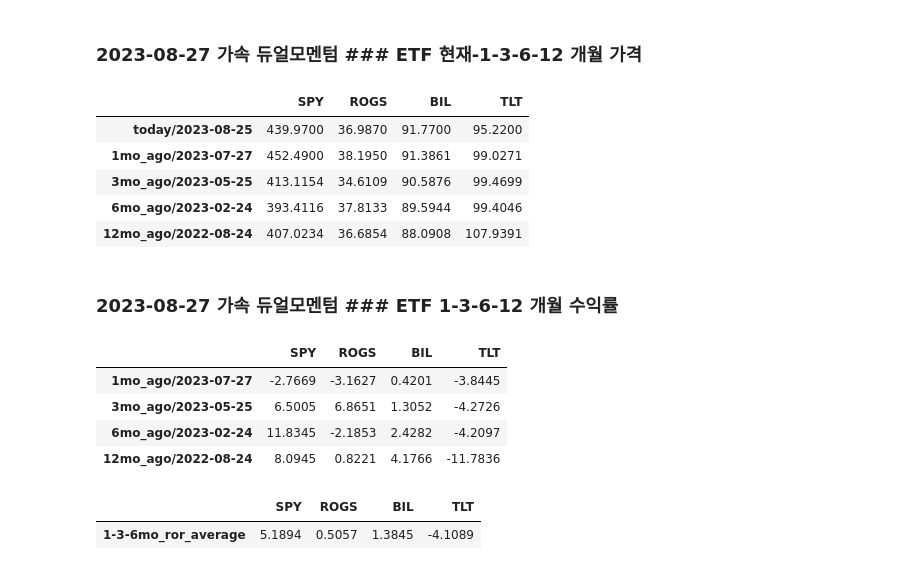
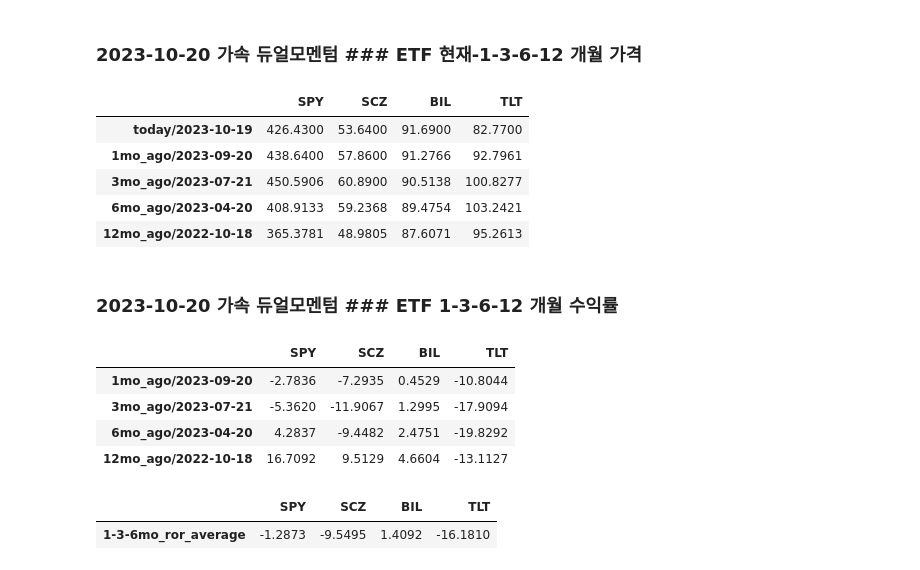
Before and after one commit to jongkwangyun/quant, a Jupyter notebook: 동적자산배분_가속_듀얼모멘텀.ipynb, the cells around one changed output. Cells and saved outputs as stored; diff of their text form; code cells hidden in the pictures.

```diff
--- a/동적자산배분_가속_듀얼모멘텀.ipynb
+++ b/동적자산배분_가속_듀얼모멘텀.ipynb
@@ -43,6 +9,9 @@ import pandas as pd
 from datetime import datetime, timedelta
 from IPython.display import display, Markdown
 import csv
+
+# 데이터 csv 내보내기 사용 여부
+is_export_csv = True
 
 # display에서 소수점 4자리까지 표현
 pd.options.display.float_format = '{:.4f}'.format
@@ -58,7 +27,7 @@ start_date = today - timedelta(days=375)
 str_strategy = '가속 듀얼모멘텀 '
 
 # 전략에 사용할 ETF 명 리스트에 담기
-etf = ['SPY', 'ROGS', 'BIL', 'TLT']
+etf = ['SPY', 'SCZ', 'BIL', 'TLT']
 
 # 자산군 리스트 더하기, 중복 제거
 etf_order = etf
@@ -92,43 +61,44 @@ today_date = datetime.now().strftime('%y%m%d')
 filename = f'{today_date} {str_strategy}.xlsx'
 
 # 오늘 날짜 string에 저장
 str_today = today.strftime('### %Y-%m-%d ')
 
 # 월평균영업일수. average Monthly Business Day
 MBD = 21
 
 # 인덱스 만들기
 df_momentum_index = ['today/' + str(df_etf.index[0].date()), '1mo_ago/' + str(df_etf.index[MBD].date()), \
                      '3mo_ago/' + str(df_etf.index[MBD*3].date()), '6mo_ago/' + str(df_etf.index[MBD*6].date()), \
                      '12mo_ago/' + str(df_etf.index[MBD*12].date())]
 
 
 ## DataFrame 만들기: 1-3-6-12 개월 etf 가격
 price_today = df_etf.iloc[0:1]
 price_1mo = df_etf.shift(-MBD).iloc[0:1]
 price_3mo = df_etf.shift(-MBD*3).iloc[0:1]
 price_6mo = df_etf.shift(-MBD*6).iloc[0:1]
 price_12mo = df_etf.shift(-MBD*12).iloc[0:1]
 
 df_price = pd.concat([price_today, price_1mo, price_3mo, price_6mo, price_12mo])
 df_price.index = df_momentum_index
 
 str_etf_price = str_today + str_strategy + "### ETF 현재-1-3-6-12 개월 가격"
 display(Markdown(str_etf_price))
 display(df_price)
 
 # csv에 제목 및 DataFrame 추가. 드라이브 마운트 후 해야함
-with open(output_path + filename, 'w') as f:
-  f.write(f'{str_etf_price}\n')
-  df_price.to_csv(f, index=True)
+if is_export_csv:
+  with open(output_path + filename, 'w') as f:
+    f.write(f'{str_etf_price}\n')
+    df_price.to_csv(f, index=True)
 # %% [output]
-### 2023-08-27 가속 듀얼모멘텀 ### ETF 현재-1-3-6-12 개월 가격
+### 2023-10-20 가속 듀얼모멘텀 ### ETF 현재-1-3-6-12 개월 가격
-|  | SPY | ROGS | BIL | TLT |
-| today/2023-08-25 | 439.9700 | 36.9870 | 91.7700 | 95.2200 |
-| 1mo_ago/2023-07-27 | 452.4900 | 38.1950 | 91.3861 | 99.0271 |
-| 3mo_ago/2023-05-25 | 413.1154 | 34.6109 | 90.5876 | 99.4699 |
-| 6mo_ago/2023-02-24 | 393.4116 | 37.8133 | 89.5944 | 99.4046 |
-| 12mo_ago/2022-08-24 | 407.0234 | 36.6854 | 88.0908 | 107.9391 |
+|  | SPY | SCZ | BIL | TLT |
+| today/2023-10-19 | 426.4300 | 53.6400 | 91.6900 | 82.7700 |
+| 1mo_ago/2023-09-20 | 438.6400 | 57.8600 | 91.2766 | 92.7961 |
+| 3mo_ago/2023-07-21 | 450.5906 | 60.8900 | 90.5138 | 100.8277 |
+| 6mo_ago/2023-04-20 | 408.9133 | 59.2368 | 89.4754 | 103.2421 |
+| 12mo_ago/2022-10-18 | 365.3781 | 48.9805 | 87.6071 | 95.2613 |
 # %%
 ## DataFrame 만들기: 수익률
 ror_1mo = df_etf.pct_change(-MBD).iloc[0:1]*100    # 1개월 수익률
@@ -144,24 +114,25 @@ display(Markdown(str_etf_ror))
 display(df_etf_ror)
 
 # csv에 제목 및 DataFrame 추가
-with open(output_path + filename, 'a') as f:
-  f.write('\n')
-  f.write(f'{str_etf_ror}\n')
-  df_etf_ror.to_csv(f, index=True)
+if is_export_csv:
+  with open(output_path + filename, 'a') as f:
+    f.write('\n')
+    f.write(f'{str_etf_ror}\n')
+    df_etf_ror.to_csv(f, index=True)
 # %% [output]
-### 2023-08-27 가속 듀얼모멘텀 ### ETF 1-3-6-12 개월 수익률
+### 2023-10-20 가속 듀얼모멘텀 ### ETF 1-3-6-12 개월 수익률
-|  | SPY | ROGS | BIL | TLT |
-| 1mo_ago/2023-07-27 | -2.7669 | -3.1627 | 0.4201 | -3.8445 |
-| 3mo_ago/2023-05-25 | 6.5005 | 6.8651 | 1.3052 | -4.2726 |
-| 6mo_ago/2023-02-24 | 11.8345 | -2.1853 | 2.4282 | -4.2097 |
-| 12mo_ago/2022-08-24 | 8.0945 | 0.8221 | 4.1766 | -11.7836 |
+|  | SPY | SCZ | BIL | TLT |
+| 1mo_ago/2023-09-20 | -2.7836 | -7.2935 | 0.4529 | -10.8044 |
+| 3mo_ago/2023-07-21 | -5.3620 | -11.9067 | 1.2995 | -17.9094 |
+| 6mo_ago/2023-04-20 | 4.2837 | -9.4482 | 2.4751 | -19.8292 |
+| 12mo_ago/2022-10-18 | 16.7092 | 9.5129 | 4.6604 | -13.1127 |
 # %%
 ror_average = (ror_1mo + ror_3mo + ror_6mo) / 3
 ror_average.index = ['1-3-6mo_ror_average']
 display(ror_average)
 # %% [output]
-|  | SPY | ROGS | BIL | TLT |
-| 1-3-6mo_ror_average | 5.1894 | 0.5057 | 1.3845 | -4.1089 |
+|  | SPY | SCZ | BIL | TLT |
+| 1-3-6mo_ror_average | -1.2873 | -9.5495 | 1.4092 | -16.1810 |
 # %%
 display(Markdown(str_today[1:] + str_strategy))
 
```
Also changed, not shown: parts of 4 cells of this notebook.
